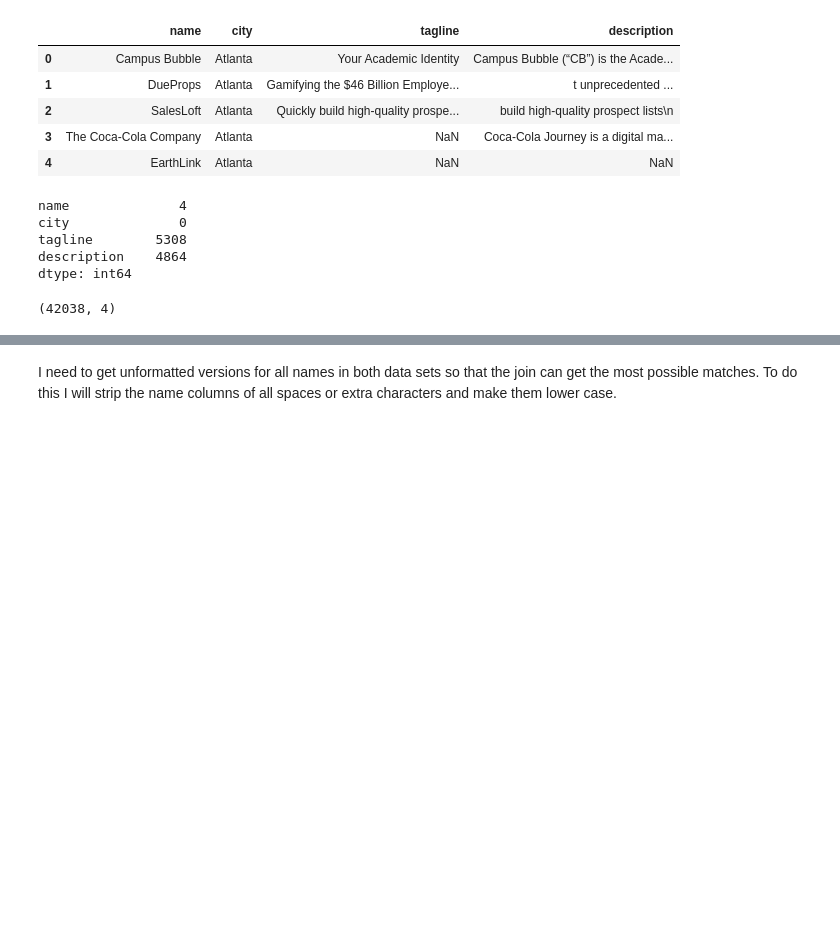
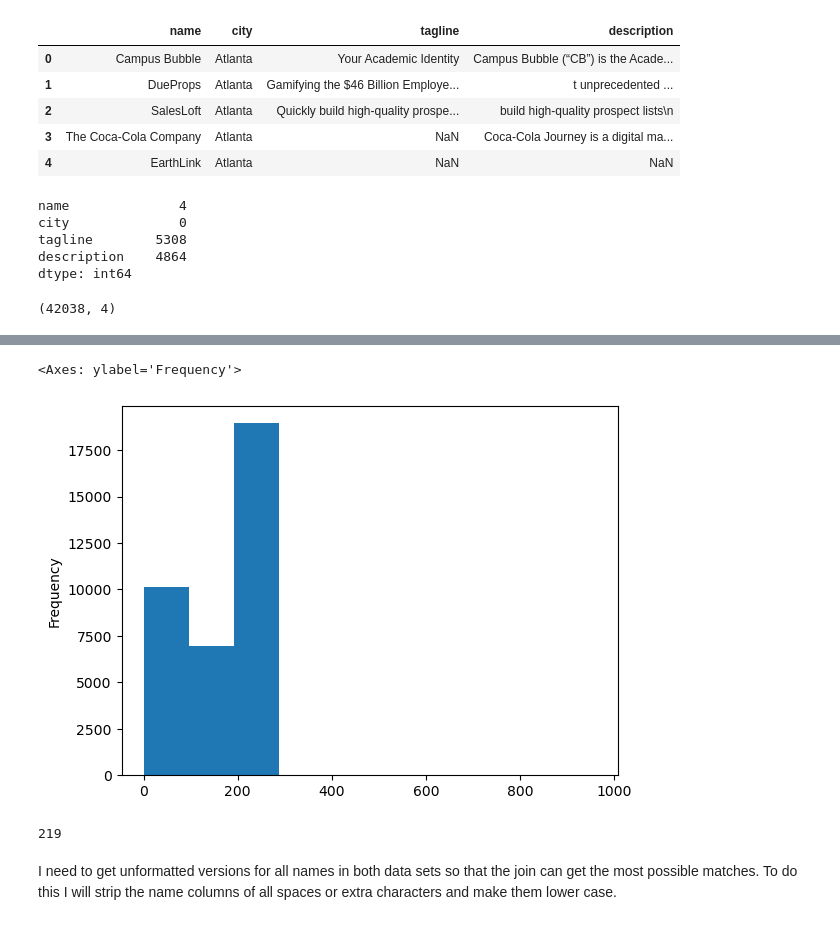
Before and after one commit to yaeleiferman/Predicting-Startup-Success, a Jupyter notebook: Startup_Analysis.ipynb, the cells around one changed output, grey strips where cells are left out. Saved outputs shown, nothing was run; the diff lists cells and outputs as text; code cells hidden in the pictures; blank space fills up the shorter version.

```diff
--- a/Startup_Analysis.ipynb
+++ b/Startup_Analysis.ipynb
@@ -1351,0 +1449,4 @@ desc.shape
+# %%
+desc.dropna(inplace=True)
+# %%
+desc['description_length'] = desc['description'].apply(len)
@@ -1352,3 +1462,12 @@ desc.shape
+# %%
+desc['description_length'].plot(kind='hist')
+# %% [output]
+<Axes: ylabel='Frequency'>
+[figure, added]
+# %%
+len('I need to get unformatted versions for all names in both data sets so that the join can get the most possible matches. To do this I will strip the name columns of all spaces or extra characters and make them lower case.')
+# %% [output]
+219
 # %% [markdown]
 I need to get unformatted versions for all names in both data sets so that the join can get the most possible matches. To do this I will strip the name columns of all spaces or extra characters and make them lower case.
 # %%
```
Also changed, not shown: parts of 25 cells of this notebook, 2 other files.
